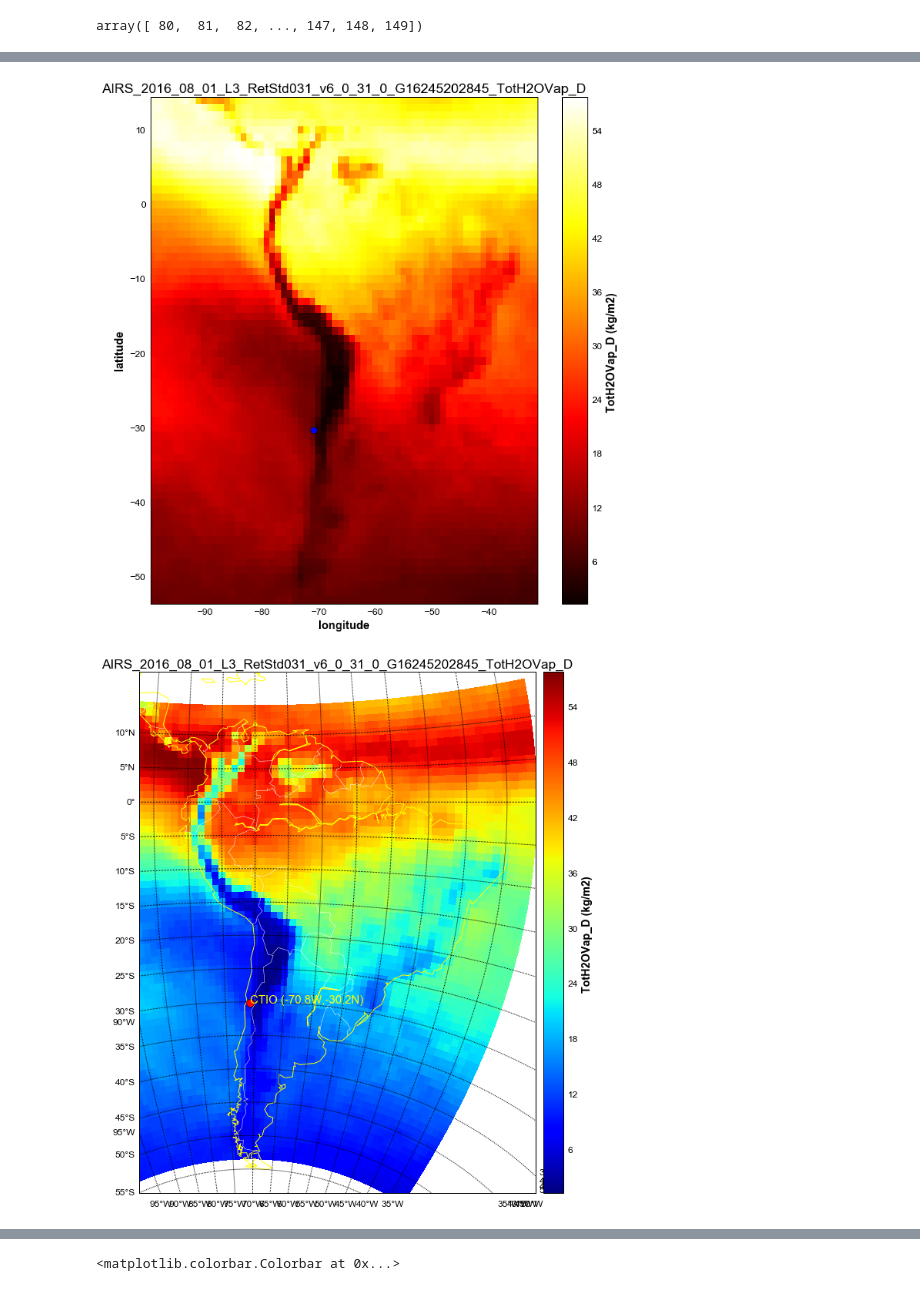
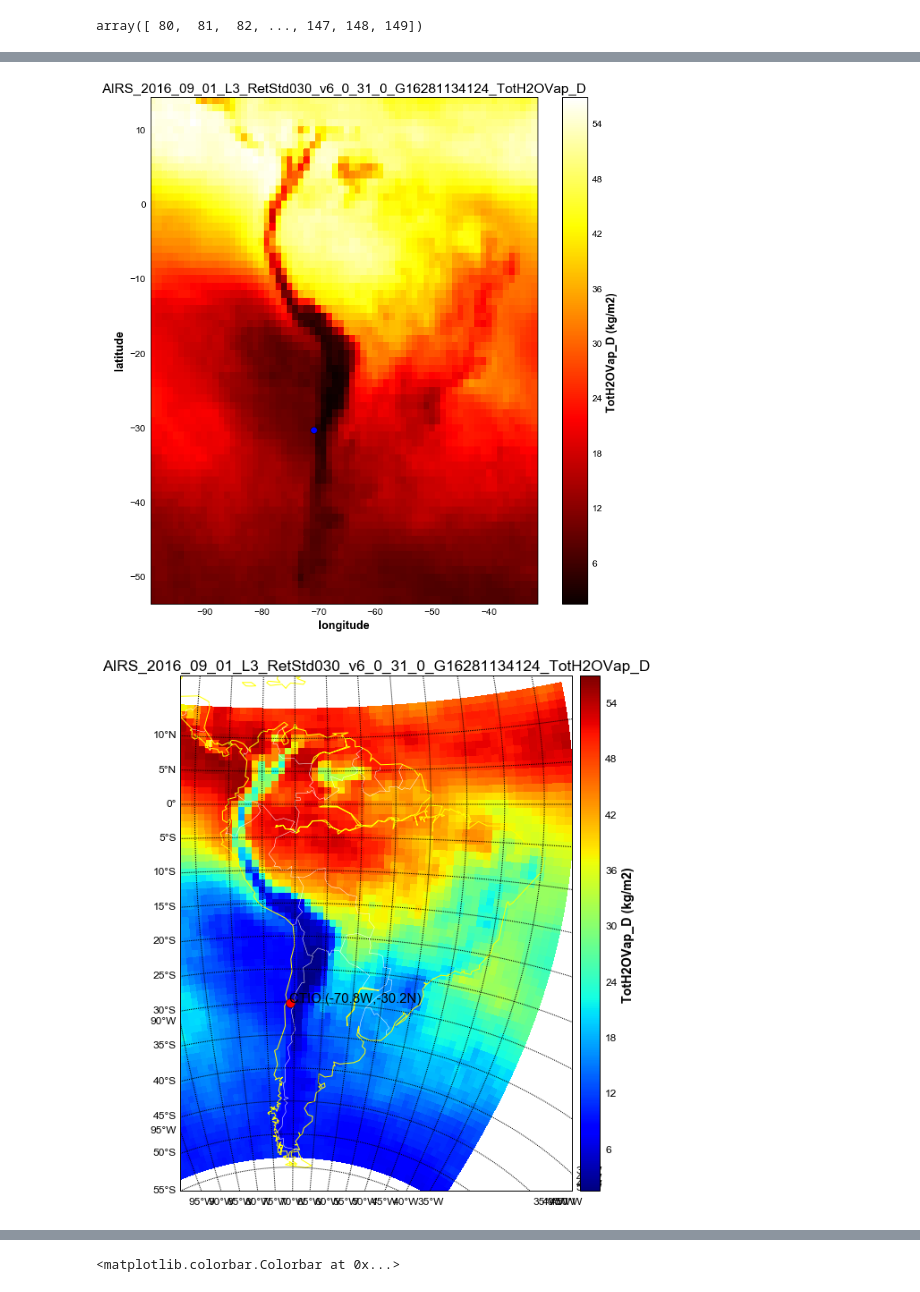
Before and after one commit to sylvielsstfr/AquaAIRSAtm, a Jupyter notebook: worldL3Data/ExploreAIRSL3_TotH2OVapData.ipynb, the cells around one changed output, grey strips where cells are left out. Cells and saved outputs as stored; diff of their text form; code cells hidden in the pictures.

```diff
--- a/worldL3Data/ExploreAIRSL3_TotH2OVapData.ipynb
+++ b/worldL3Data/ExploreAIRSL3_TotH2OVapData.ipynb
@@ -75,7 +89,7 @@ for file in h4_files:
 # %% [markdown]
 ### 1.3 Select a given file and open it
 # %%
-fileindex=7 # selecting the file to open : August 2016
+fileindex=8 # selecting the file to open : August 2016
 # %%
 FILE_NAME=full_h4file[fileindex]
 # %%
@@ -99,7 +113,7 @@ rootimg_dir
 # %%
 ensure_dir(rootimg_dir)
 # %%
-pegfile = "{0}_{1}.jpg".format(root_filename, DATAFIELD_NAME)
+pegfile = "SouthAmerica_{0}_{1}.jpg".format(root_filename, DATAFIELD_NAME)
 # %%
 figfilename=root_filename+'_'+ DATAFIELD_NAME+".pdf"
 print figfilename
@@ -114,3 +128,5 @@ fullfigfilename
+# %%
+fullpegfile=os.path.join(rootimg_dir,pegfile)
 # %% [markdown]
 ### 1.4 retrieve the 3D Data
 # %%
@@ -417,36 +434,37 @@ plt.tight_layout()
 plt.savefig(pp, format='pdf')
 plt.show()
 # %% [output]
-[figure, old version]
+[figure, new version]
 # %%
 from mpl_toolkits.basemap import Basemap
 import matplotlib.pyplot as plt
 plt.figure(figsize=(10,10))
 map = Basemap(llcrnrlon=LongMin,llcrnrlat=LatMin,urcrnrlon=LongMax,urcrnrlat=LatMax, projection='tmerc', lat_0 = Latitude_ctio, lon_0 = Longitude_ctio)
 #map.drawmapboundary(fill_color='aqua') # No fill color
 #map.fillcontinents(color='peachpuff',lake_color='lightskyblue') # No fill color
 xpt_ctio,ypt_ctio = map(Longitude_ctio,Latitude_ctio)
 # convert back to lat/lon
 #lonpt, latpt = map(xpt_lsst,ypt_lsst,inverse=True)
 map.plot(xpt_ctio,ypt_ctio,'ro')  # plot a red dot there
 img=map.pcolormesh(Xsel,Ysel,extracted_data,shading='flat',latlon=True)
 #img=map.contourf(Xsel, Ysel, extracted_aod,100)
 cbar=map.colorbar(img,"right", size="5%", pad="2%")
 cbar.set_label(DATAFIELD_UNIT)
 map.drawparallels(np.arange(LatMin,LatMax,5.),labels=[True,False,False,False])
 map.drawmeridians(np.arange(LongMin,LongMax,5.),labels=[True,True,False,True])
 map.drawcoastlines(color='yellow')
 map.drawcountries(color='white')
 xpt_ctio,ypt_ctio = map(Longitude_ctio,Latitude_ctio)
 map.plot(xpt_ctio,ypt_ctio,'ro',markersize=10)  # plot a red dot there
-plt.text(xpt_ctio-1000,ypt_ctio-1000,'CTIO (%5.1fW,%3.1fN)' % (Longitude_ctio,Latitude_ctio),color='yellow', fontsize=15)
+plt.text(xpt_ctio-1000,ypt_ctio-1000,'CTIO (%5.1fW,%3.1fN)' % (Longitude_ctio,Latitude_ctio),color='black', fontsize=15)
 title=root_filename+'_'+ DATAFIELD_NAME
 plt.title(title)
-plt.tight_layout()
+#plt.tight_layout()
+plt.savefig(fullpegfile)
 plt.savefig(pp, format='pdf')
 plt.show()
 # %% [output]
-[figure, old version]
+[figure, new version]
 # %%
 from mpl_toolkits.basemap import Basemap
 import matplotlib.pyplot as plt
```
Also changed, not shown: parts of 17 cells of this notebook, 1 other file.
